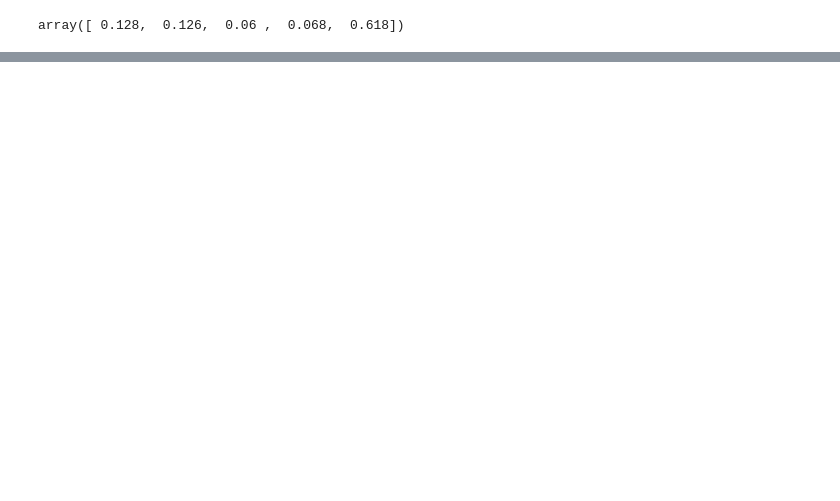
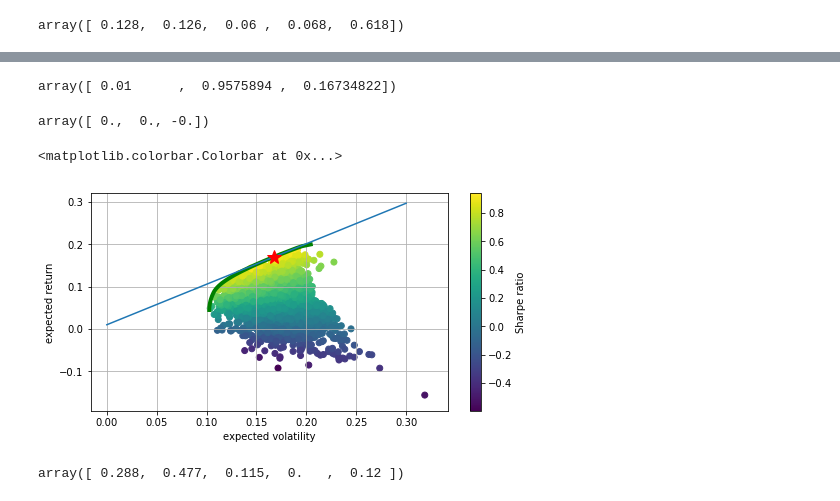
Before and after one commit to tomjonesbackup/python-for-finance, a Jupyter notebook: portfolio-optimisation.ipynb, the cells around one changed output, grey strips where cells are left out. Saved outputs shown, nothing was run; the diff lists cells and outputs as text; code cells hidden in the pictures; blank space fills up the shorter version.

```diff
--- a/portfolio-optimisation.ipynb
+++ b/portfolio-optimisation.ipynb
@@ -201,0 +248,40 @@ plt.colorbar(label='Sharpe ratio')
+# %%
+# p[0]=a
+# p[1]=b
+# p[2] = x_c
+def equations(p, rf=0.01):
+    eq1 = rf - p[0]
+    eq2 = rf + p[1] * p[2] - f(p[2])
+    eq3 = p[1] - df(p[2])
+    return eq1, eq2, eq3
+# %%
+# solve
+opt = sco.fsolve(equations, [0.01, 0.5, 0.15])
+opt
+# %% [output]
+array([ 0.01      ,  0.9575894 ,  0.16734822])
+# %%
+# verify yield zeros
+np.round(equations(opt),6)
+# %% [output]
+array([ 0.,  0., -0.])
+# %%
+# plot capital line and tangency portfolio
+plt.figure(figsize=(8, 4))
+# random portfolio composition
+plt.scatter(pvols, prets, c=(prets - 0.01) / pvols, marker='o')
+# efficient frontier
+plt.plot(evols, erets, 'g', lw=4.0)
+# capital market line
+cx = np.linspace(0.0, 0.3)
+plt.plot(cx, opt[0] + opt[1] * cx, lw=1.5)
+plt.plot(opt[2], f(opt[2]), 'r*', markersize=15.0)
+plt.grid(True)
+#plt.axhline(0, color='k', ls='—', lw=2.0)
+#plt.axvline(0, color='k', ls='—', lw=2.0)
+plt.xlabel('expected volatility')
+plt.ylabel('expected return')
+plt.colorbar(label='Sharpe ratio')
+# %% [output]
+<matplotlib.colorbar.Colorbar at 0x...>
+[figure, added]
@@ -201,0 +296,4 @@ plt.colorbar(label='Sharpe ratio')
+# %%
+opts['x'].round(3)
+# %% [output]
+array([ 0.288,  0.477,  0.115,  0.   ,  0.12 ])
```
Also changed, not shown: parts of 21 cells of this notebook.
